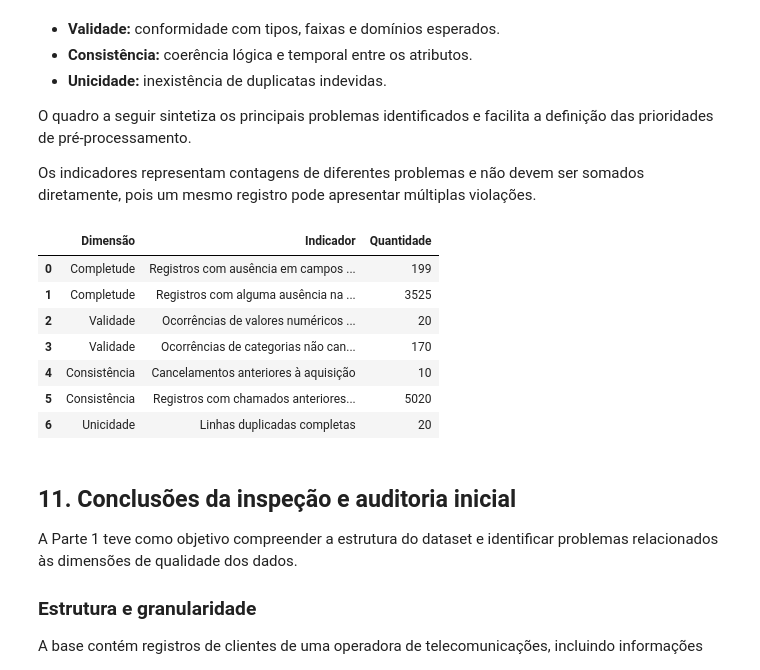
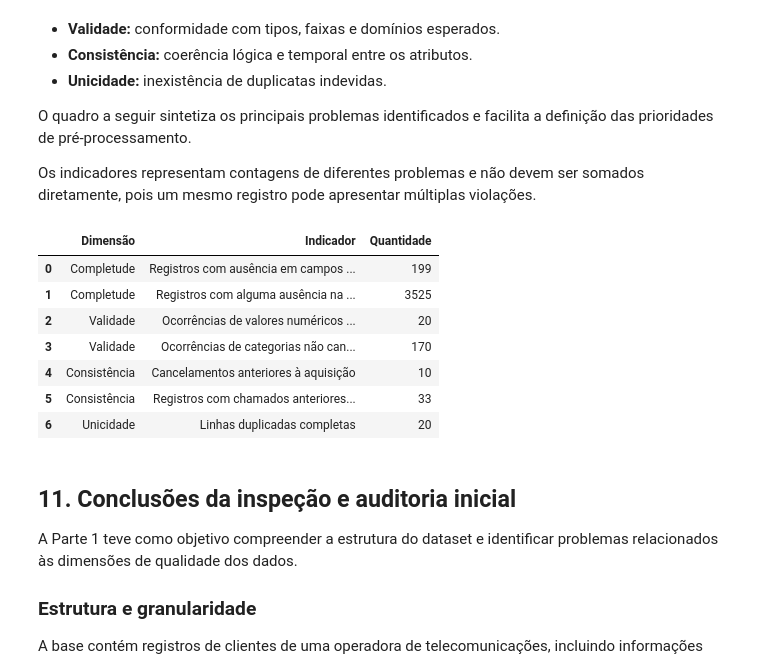
Before and after one commit to llucasEmanuel/CIN0024-churn-analysis-system, a Jupyter notebook: notebooks/EDA.ipynb, the cells around one changed output. Drawn from its saved outputs; the diff is of its cells as text; code cells hidden in the pictures.

```diff
--- a/notebooks/EDA.ipynb
+++ b/notebooks/EDA.ipynb
@@ -894,35 +894,35 @@ resumo_qualidade = pd.DataFrame({
         "Consistência",
         "Unicidade"
     ],
     "Indicador": [
         "Registros com ausência em campos de perfil",
         "Registros com alguma ausência na base",
         "Ocorrências de valores numéricos inválidos",
         "Ocorrências de categorias não canônicas",
         "Cancelamentos anteriores à aquisição",
         "Registros com chamados anteriores à aquisição",
         "Linhas duplicadas completas"
     ],
     "Quantidade": [
         int(df[colunas_completude].isna().any(axis=1).sum()),
         int(df.isna().any(axis=1).sum()),
         int(total_invalidos_numericos),
         int(total_nao_canonicos),
         int(churn_antes_aquisicao.sum()),
-        int(len(chamados_antes_aquisicao)),
+        int(chamados_antes_aquisicao.sum()),
         int(duplicatas_completas)
     ]
 })
 
 display(resumo_qualidade)
 # %% [output]
 |  | Dimensão | Indicador | Quantidade |
 | 0 | Completude | Registros com ausência em campos ... | 199 |
 | 1 | Completude | Registros com alguma ausência na ... | 3525 |
 | 2 | Validade | Ocorrências de valores numéricos ... | 20 |
 | 3 | Validade | Ocorrências de categorias não can... | 170 |
 | 4 | Consistência | Cancelamentos anteriores à aquisição | 10 |
-| 5 | Consistência | Registros com chamados anteriores... | 5020 |
+| 5 | Consistência | Registros com chamados anteriores... | 33 |
 | 6 | Unicidade | Linhas duplicadas completas | 20 |
 # %% [markdown]
 
```
Also changed, not shown: 1 other file.
